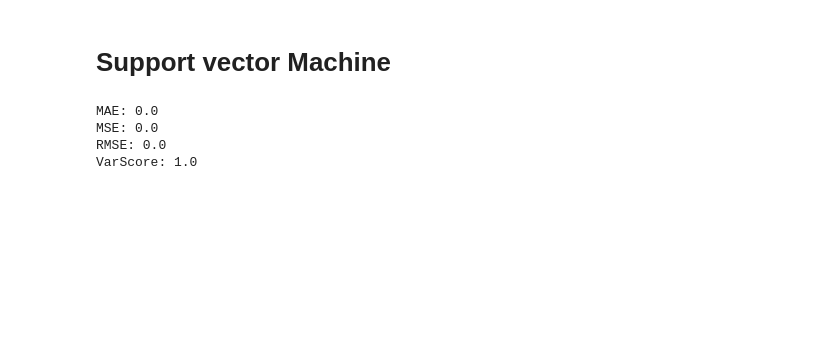
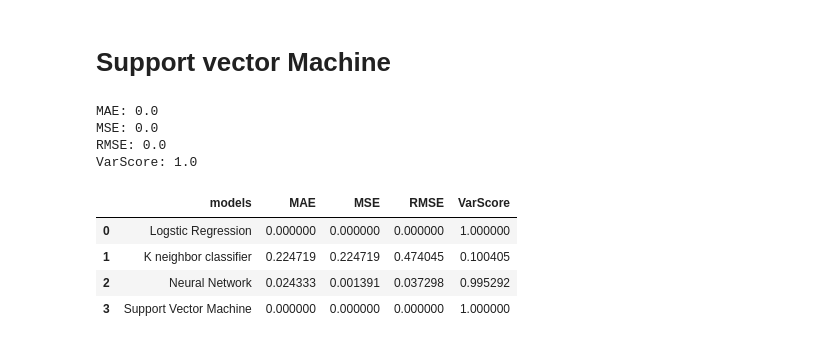
Before and after one commit to AchrafBella/Machine-Learning-Titanic-Disaster, a Jupyter notebook: Titanic challenge.ipynb, the cells around one changed output. Cells and saved outputs as stored; diff of their text form; code cells hidden in the pictures; blank space fills up the shorter version.

```diff
--- a/Titanic challenge.ipynb
+++ b/Titanic challenge.ipynb
@@ -527,3 +542,8 @@ VarScore: 0.9945170603758621
+# %%
+MAE.append(metrics.mean_absolute_error(y_test, y_pred))
+MSE.append(metrics.mean_squared_error(y_test, y_pred))
+RMSE.append(np.sqrt(metrics.mean_squared_error(y_test, y_pred)))
+Var.append(metrics.explained_variance_score(y_test,y_pred))
 # %% [markdown]
 # Support vector Machine
 # %%
@@ -531,5 +551,5 @@ from sklearn import svm
 # %%
 linear_svc = svm.LinearSVC()
 linear_svc.fit(x_train, y_train)
-Y_pred = linear_svc.predict(x_test)
+y_pred = linear_svc.predict(x_test)
 # %%
@@ -542,3 +562,23 @@ MAE: 0.0
 MSE: 0.0
 RMSE: 0.0
 VarScore: 1.0
+# %%
+MAE.append(metrics.mean_absolute_error(y_test, y_pred))
+MSE.append(metrics.mean_squared_error(y_test, y_pred))
+RMSE.append(np.sqrt(metrics.mean_squared_error(y_test, y_pred)))
+Var.append(metrics.explained_variance_score(y_test,y_pred))
+# %%
+Dict = {'models' : ["Logstic Regression", "K neighbor classifier ","Neural Network","Support Vector Machine"],
+       "MAE" : MAE,
+       "MSE": MSE,
+       "RMSE": RMSE,
+       "VarScore":Var}
+data = pd.DataFrame(Dict)
+# %%
+data
+# %% [output]
+|  | models | MAE | MSE | RMSE | VarScore |
+| 0 | Logstic Regression | 0.000000 | 0.000000 | 0.000000 | 1.000000 |
+| 1 | K neighbor classifier | 0.224719 | 0.224719 | 0.474045 | 0.100405 |
+| 2 | Neural Network | 0.024333 | 0.001391 | 0.037298 | 0.995292 |
+| 3 | Support Vector Machine | 0.000000 | 0.000000 | 0.000000 | 1.000000 |
```
Also changed, not shown: parts of 10 cells of this notebook.
